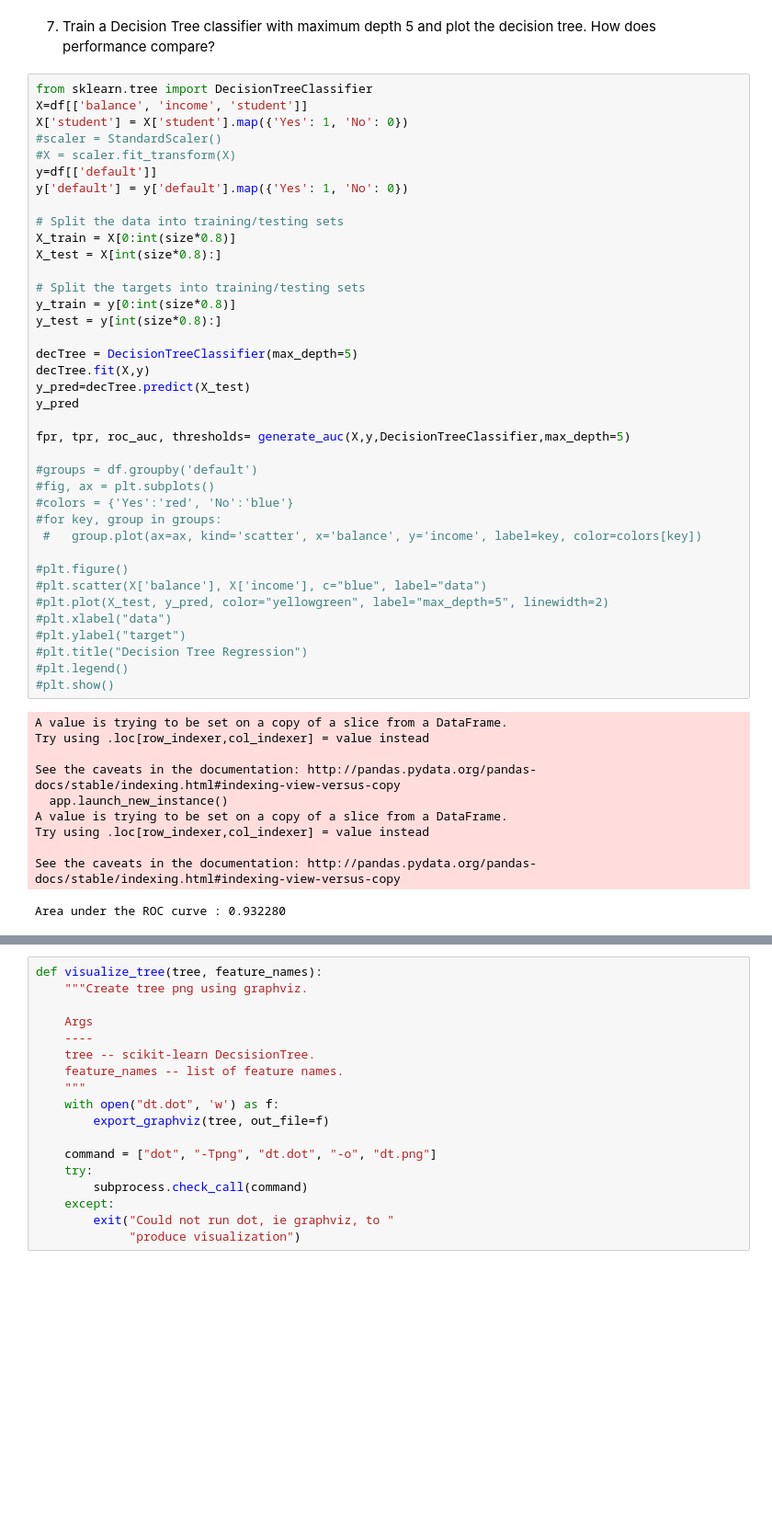
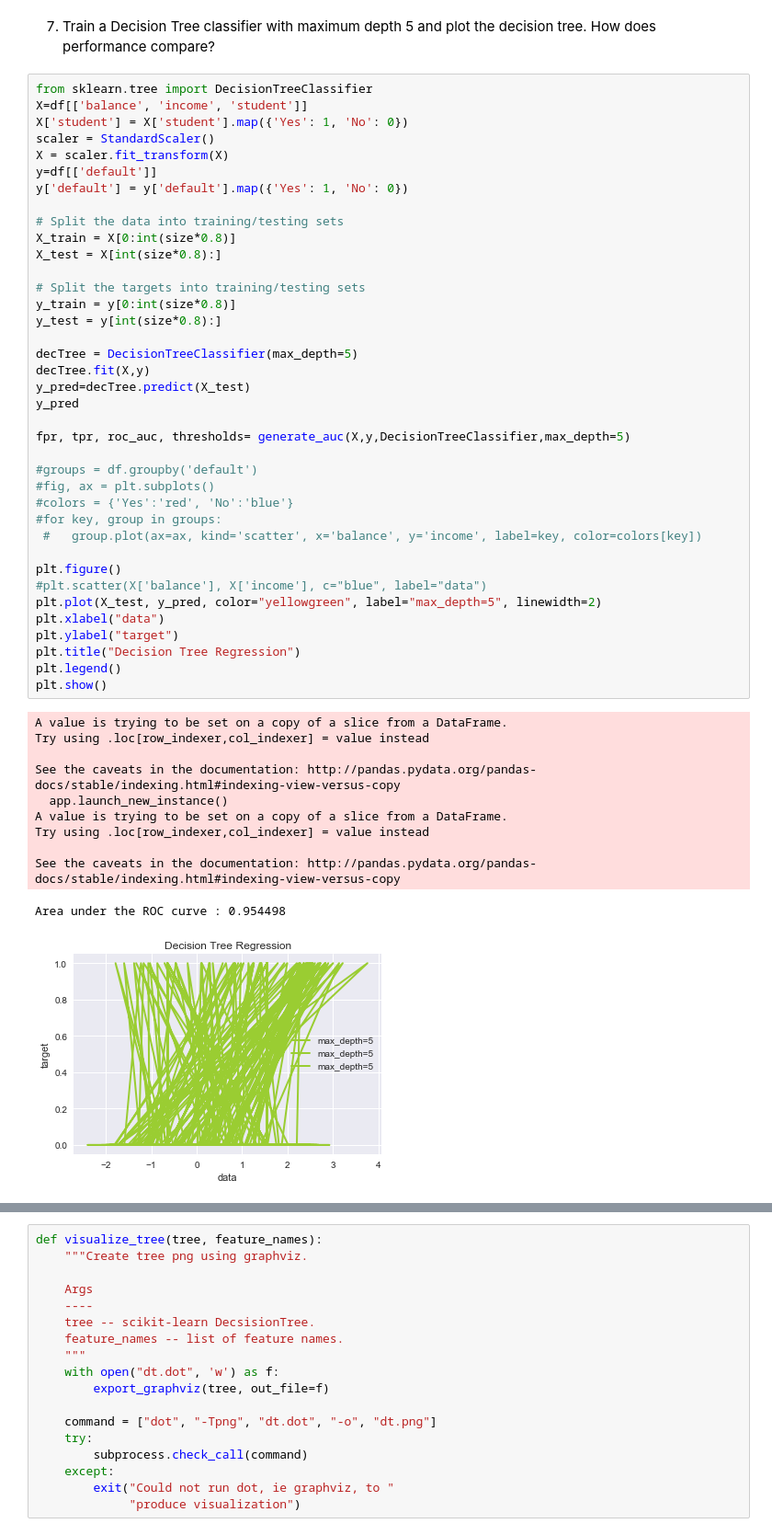
Before and after one commit to Columbia-Intro-Data-Science/python-introduction-bsoble, a Jupyter notebook: Homework3-ClassificationBJS.ipynb, the cells around one changed output, grey strips where cells are left out. Shown: that part at 92% size. Cells and saved outputs as stored; diff of their text form; blank space fills up the shorter version.

```diff
--- a/Homework3-ClassificationBJS.ipynb
+++ b/Homework3-ClassificationBJS.ipynb
@@ -324,8 +293,8 @@ ValueError: Input contains NaN, infinity or a value too large for dtype('float64
 from sklearn.tree import DecisionTreeClassifier
 X=df[['balance', 'income', 'student']]
 X['student'] = X['student'].map({'Yes': 1, 'No': 0})
-#scaler = StandardScaler()
-#X = scaler.fit_transform(X)
+scaler = StandardScaler()
+X = scaler.fit_transform(X)
 y=df[['default']]
 y['default'] = y['default'].map({'Yes': 1, 'No': 0})
 
@@ -334,38 +303,39 @@ X_train = X[0:int(size*0.8)]
 X_test = X[int(size*0.8):]
 
 # Split the targets into training/testing sets
 y_train = y[0:int(size*0.8)]
 y_test = y[int(size*0.8):]
 
 decTree = DecisionTreeClassifier(max_depth=5)
 decTree.fit(X,y)
 y_pred=decTree.predict(X_test)
 y_pred
 
 fpr, tpr, roc_auc, thresholds= generate_auc(X,y,DecisionTreeClassifier,max_depth=5)
 
 #groups = df.groupby('default')
 #fig, ax = plt.subplots()
 #colors = {'Yes':'red', 'No':'blue'}
 #for key, group in groups:
  #   group.plot(ax=ax, kind='scatter', x='balance', y='income', label=key, color=colors[key])
 
-#plt.figure()
+plt.figure()
 #plt.scatter(X['balance'], X['income'], c="blue", label="data")
-#plt.plot(X_test, y_pred, color="yellowgreen", label="max_depth=5", linewidth=2)
-#plt.xlabel("data")
-#plt.ylabel("target")
-#plt.title("Decision Tree Regression")
-#plt.legend()
-#plt.show()
+plt.plot(X_test, y_pred, color="yellowgreen", label="max_depth=5", linewidth=2)
+plt.xlabel("data")
+plt.ylabel("target")
+plt.title("Decision Tree Regression")
+plt.legend()
+plt.show()
 # %% [output]
 A value is trying to be set on a copy of a slice from a DataFrame.
 Try using .loc[row_indexer,col_indexer] = value instead
 
 See the caveats in the documentation: http://pandas.pydata.org/pandas-docs/stable/indexing.html#indexing-view-versus-copy
   app.launch_new_instance()
 A value is trying to be set on a copy of a slice from a DataFrame.
 Try using .loc[row_indexer,col_indexer] = value instead
 
 See the caveats in the documentation: http://pandas.pydata.org/pandas-docs/stable/indexing.html#indexing-view-versus-copy
-Area under the ROC curve : 0.932280
+Area under the ROC curve : 0.954498
+[figure, added]
```
Also changed, not shown: parts of 18 cells of this notebook, 1 other file.
